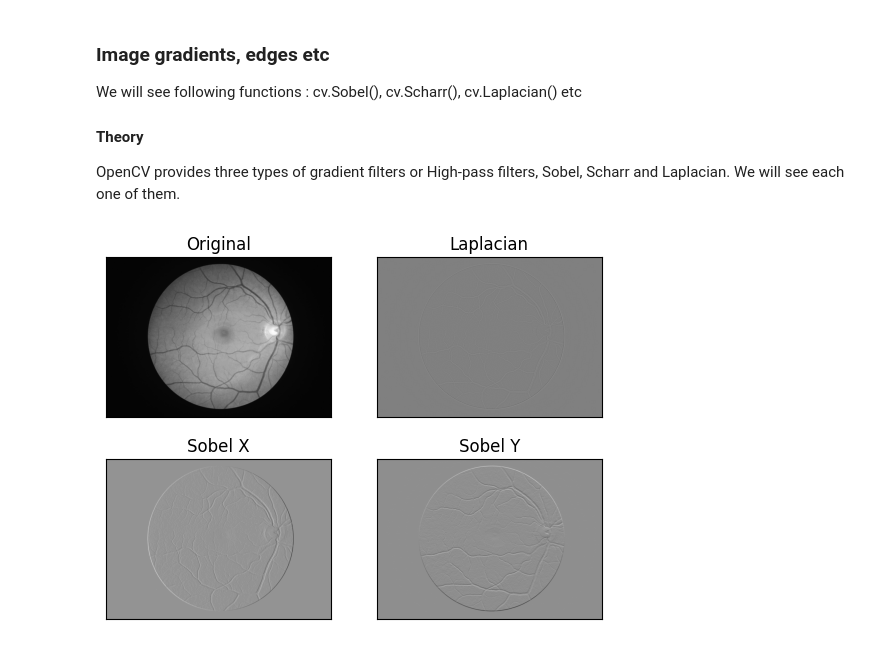
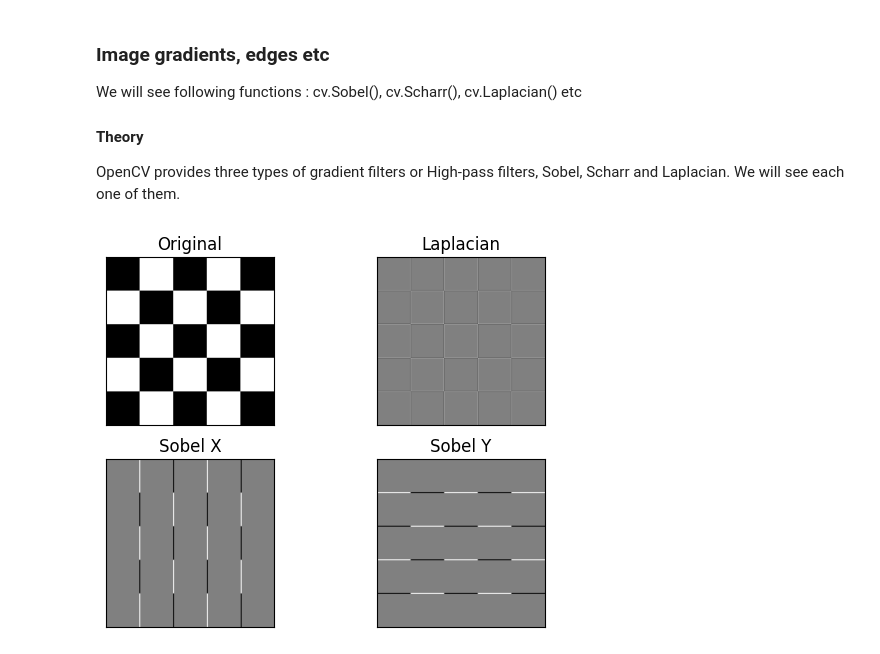
Before and after one commit to gangaholi/KSIT_CSE, a Jupyter notebook: 04_Image Enhancement Using Spatial Filters.ipynb, the cells around one changed output. Saved outputs shown, nothing was run; the diff lists cells and outputs as text; code cells hidden in the pictures.

```diff
--- a/04_Image Enhancement Using Spatial Filters.ipynb
+++ b/04_Image Enhancement Using Spatial Filters.ipynb
@@ -165,20 +166,23 @@ OpenCV provides three types of gradient filters or High-pass filters, Sobel, Sch
 # %%
 import numpy as np
 import cv2 as cv
 from matplotlib import pyplot as plt
-img = cv.imread('Images/dave.jpeg', cv.IMREAD_GRAYSCALE)
+img_path = 'Images/dave.jpg'
+img_path = 'Images/checkerboard5x5.png'
+
+img = cv.imread(img_path, cv.IMREAD_GRAYSCALE)
 assert img is not None, "file could not be read, check with os.path.exists()"
 laplacian = cv.Laplacian(img,cv.CV_64F)
 sobelx = cv.Sobel(img,cv.CV_64F,1,0,ksize=3)
 sobely = cv.Sobel(img,cv.CV_64F,0,1,ksize=3)
 plt.subplot(2,2,1),plt.imshow(img,cmap = 'gray')
 plt.title('Original'), plt.xticks([]), plt.yticks([])
 plt.subplot(2,2,2),plt.imshow(laplacian,cmap = 'gray')
 plt.title('Laplacian'), plt.xticks([]), plt.yticks([])
 plt.subplot(2,2,3),plt.imshow(sobelx,cmap = 'gray')
 plt.title('Sobel X'), plt.xticks([]), plt.yticks([])
 plt.subplot(2,2,4),plt.imshow(sobely,cmap = 'gray')
 plt.title('Sobel Y'), plt.xticks([]), plt.yticks([])
 plt.show()
 # %% [output]
-[figure, old version]
+[figure, new version]
```
Also changed, not shown: parts of 5 cells of this notebook, 2 other files.
